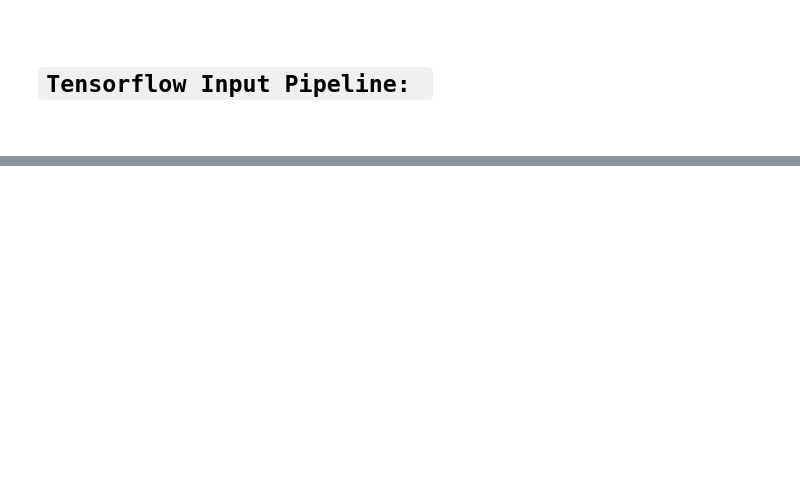
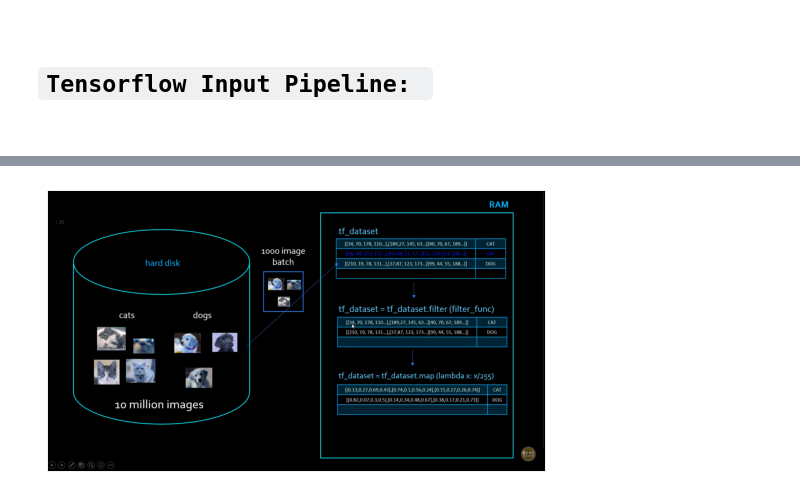
Before and after one commit to yasin-arafat-05/FaceNet, a Jupyter notebook: 01_basic/tensorflow_input_pipeline.ipynb, the cells around one changed output, grey strips where cells are left out. Saved outputs shown, nothing was run; the diff lists cells and outputs as text; code cells hidden in the pictures; blank space fills up the shorter version.

```diff
--- a/01_basic/tensorflow_input_pipeline.ipynb
+++ b/01_basic/tensorflow_input_pipeline.ipynb
@@ -26,0 +44,4 @@ showImg("../note_image/pic30.png")
+# %%
+showImg("../note_image/pic27.png")
+# %% [output]
+[figure, added]
```
Also changed, not shown: parts of 9 cells of this notebook.
